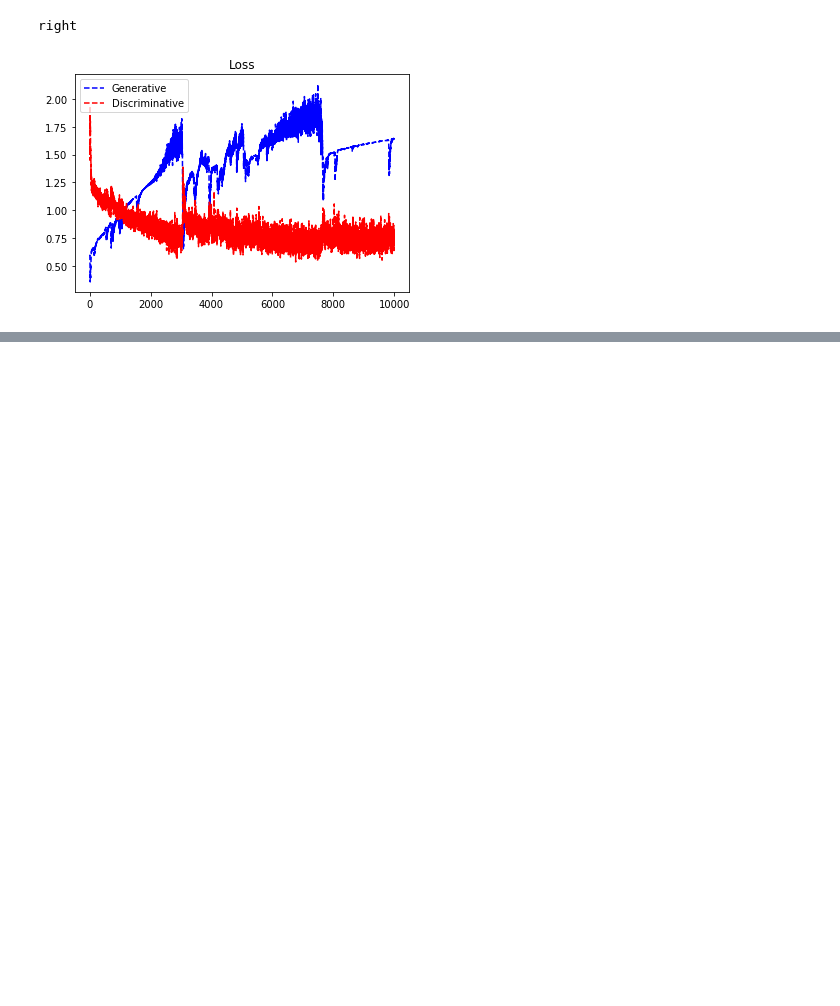
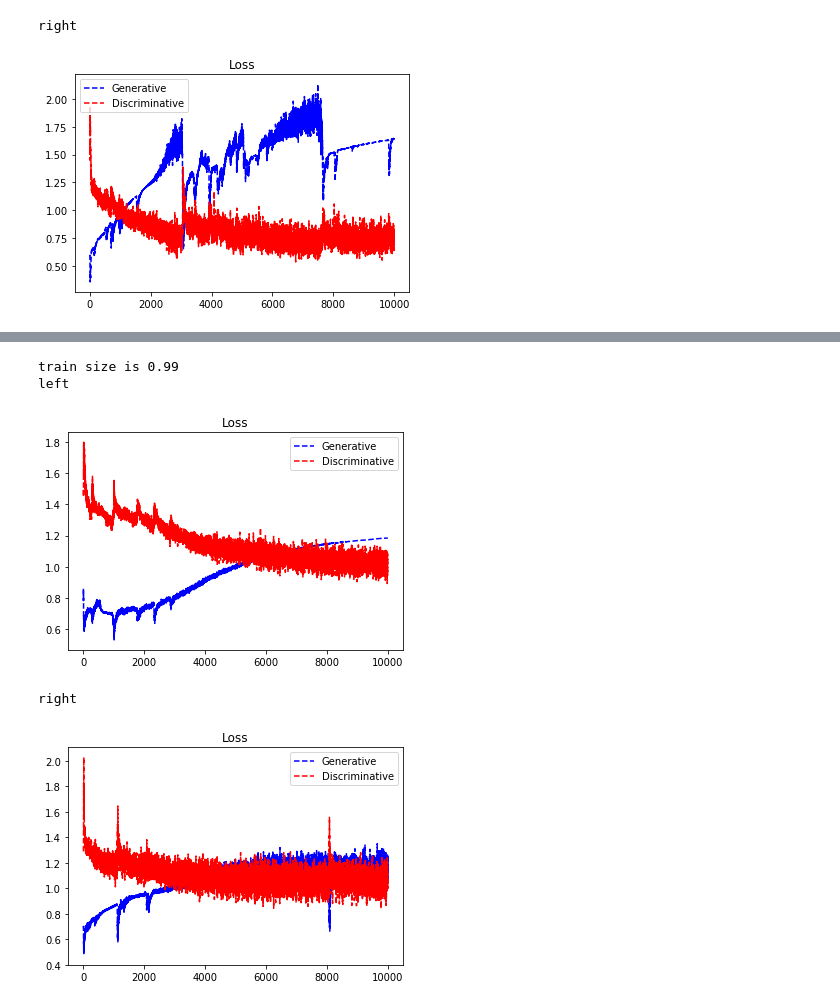
Before and after one commit to dberma02/GAN_for_Synthetic_EEG_Data, a Jupyter notebook: code/Experiment.ipynb, the cells around one changed output, grey strips where cells are left out. Saved outputs shown, nothing was run; the diff lists cells and outputs as text; code cells hidden in the pictures; blank space fills up the shorter version.

Commit message:
graphing GAN output and more experimentation with structure

```diff
--- a/code/Experiment.ipynb
+++ b/code/Experiment.ipynb
@@ -158,0 +224,16 @@ experiment()
+# %%
+left_res, right_res = experiment()
+# SAME AS ABOVE, just 10,000 epochs
+# with four layer fc, leaky relu -- generator
+# 0.6 dropout for discriminator(after layer 1 and 2), 3 layers total
+# d_hid=5
+# g_hid=100
+# d uses SGD
+# g uses Adam
+# 10000 epochs
+# %% [output]
+train size is 0.99
+left
+[figure, added]
+right
+[figure, added]
```
Also changed, not shown: parts of 9 cells of this notebook, 2 other files.
